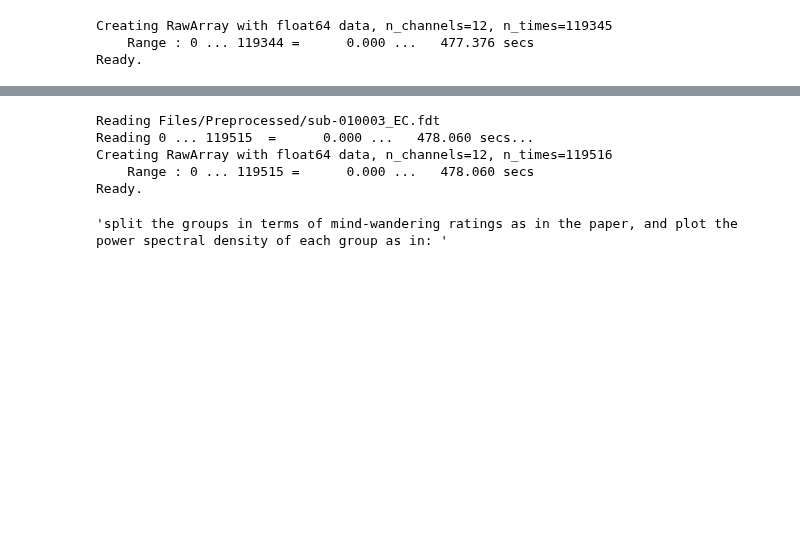
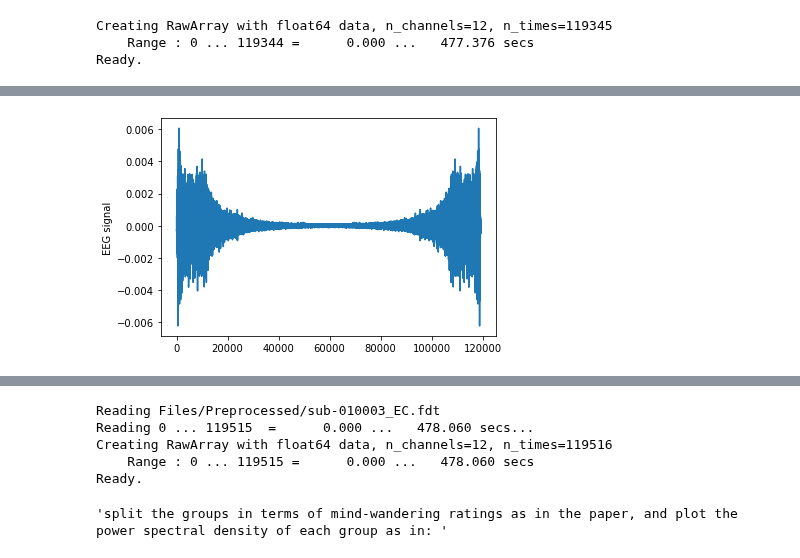
Before and after one commit to LaiaNO/EEG, a Jupyter notebook: 27_10_2020_EEG.ipynb, the cells around one changed output, grey strips where cells are left out. Saved outputs shown, nothing was run; the diff lists cells and outputs as text; code cells hidden in the pictures; blank space fills up the shorter version.

```diff
--- a/27_10_2020_EEG.ipynb
+++ b/27_10_2020_EEG.ipynb
@@ -76,13 +73,3 @@ array([[ 3.40185380e-06, -1.15108478e-06, -3.05285215e-06, ...,
          8.53900814e-06,  6.83162975e-06,  3.94542956e-06],
        [-2.96153688e-06, -6.27886891e-07, -1.67830978e-08, ...,
          3.16720605e-06,  7.71605730e-06,  1.06859007e-05]])
-# %%
-'''i=0
-l=[]
-# for chanel info.
-for e in datax:
-    f=[]
-    f.append(upperchanels[i])
-    i=i+1
-    f.append(e)
-    l.append(f)'''
@@ -138,17 +125,17 @@ def opteciogrups(chanlesnames, groupp, data_chan):
 # %%
 #LOOP GROUPS
 #GROUPS
-group1= ["Fp2", "AFZ", "FZ", "FCZ", "CZ"]
+group1= ["FP2", "AFZ", "FZ", "FCZ", "CZ"]
 group2= ["F7", "F5", "F3", "F1", "AF7", "AF3", "FP1"]
 group3= ["FP2", "AF4", "AF8", "F2", "F4", "F6", "F8"]
 group4= ["FT7", "T7", "TP7"]
 group5= ["FC5", "FC3", "FC1", "C5", "C3", "C1"]
-group6= ["CP5", "CP3", "CP1", "P7", "P5", "P4", "P1"]
-group7= ["PO7", "PO3", "O1"]
-group8= ["PO4", "PO8", "O2"]
-group9= ["P2", "P4", "P6", "P8", "CP2", "PC4", "PC6"]
+group6= ["CP5", "CP3", "CP1", "P7", "P5", "P3", "P1"]
+group7= ["PO7", "PO3", "O1", "PO9"]
+group8= ["PO4", "PO8", "O2", "PO10"]
+group9= ["P2", "P4", "P6", "P8", "CP2", "CP4", "CP6"]
 group10= ["FT8", "T8", "TP8"]
-group11= ["CPZ", "Pz", "POZ", "OZ", "IZ"]
+group11= ["CPZ", "PZ", "POZ", "OZ", "IZ"]
 group12= ["FC2", "FC4", "FC6", "C2", "C4", "C6"]
 
 #X
@@ -213,0 +183,12 @@ Effective window size : 8.192 (s)
+# %%
+'''print(raw.info)
+raw.plot_psd(fmax=50)
+raw.plot(duration=5, n_channels=12)'''
+#https://dsp.stackexchange.com/questions/29125/how-to-identify-and-differentiate-frequency-and-time-in-eeg-data-using-python?rq=1
+from scipy.fft import fft, ifft
+ff = fft(groups_date_finalle[0])
+plt.plot(ff)
+plt.ylabel('EEG signal')
+plt.show()
+# %% [output]
+[figure, added]
```
Also changed, not shown: parts of 9 cells of this notebook, 1 other file.
